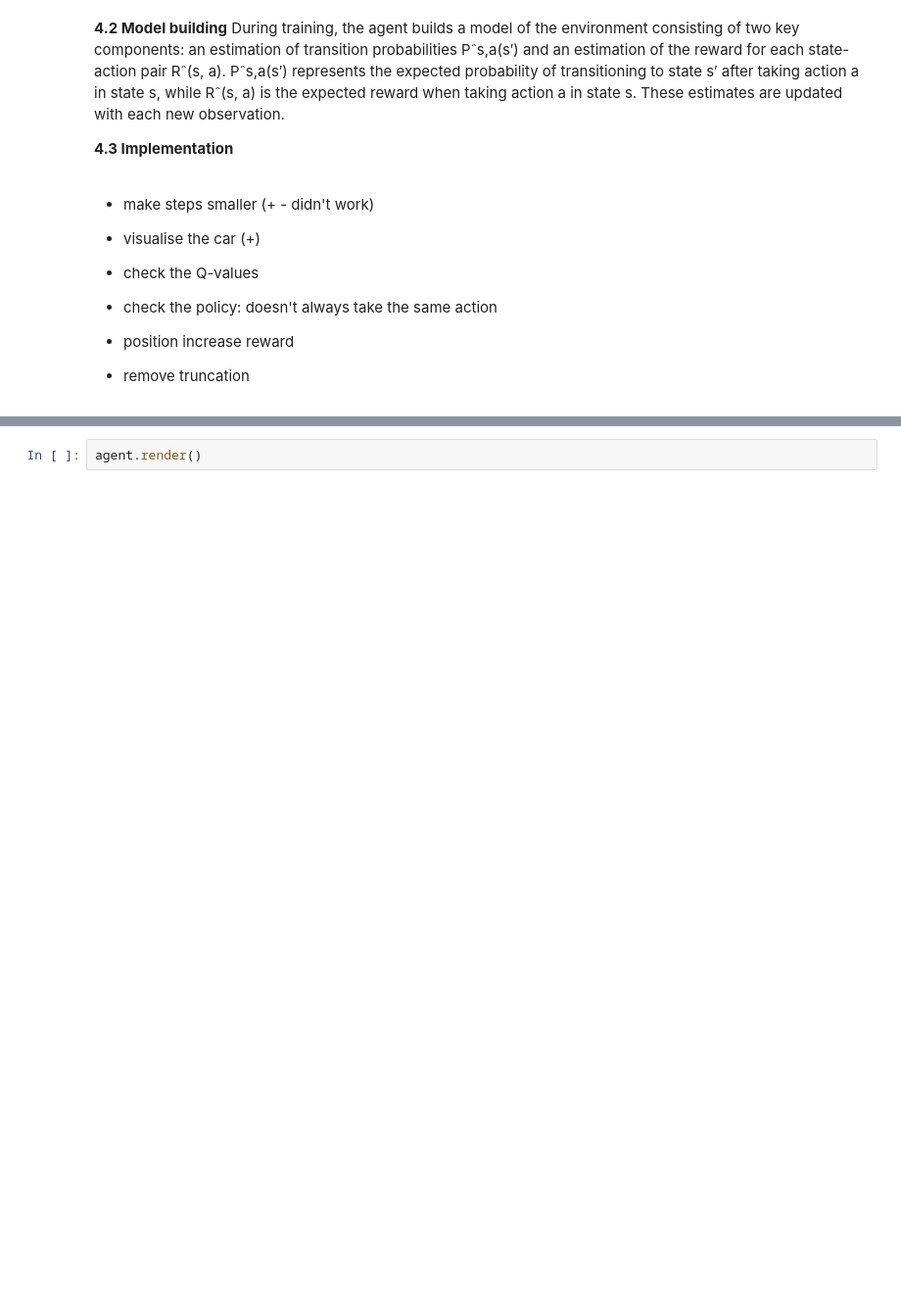
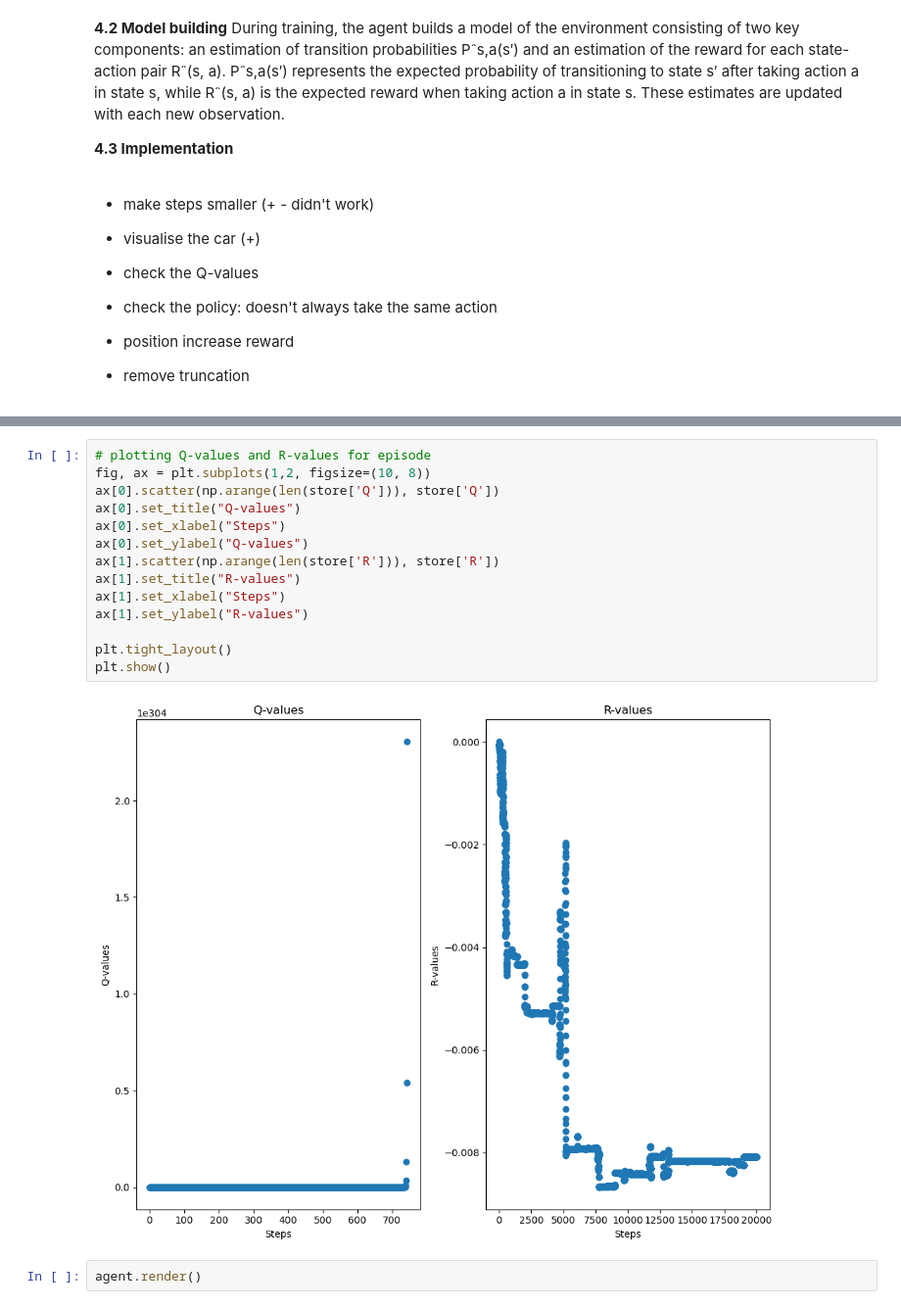
Before and after one commit to marindigen/mountain_car, a Jupyter notebook: dyna_agent.ipynb, the cells around one changed output, grey strips where cells are left out. Shown: that part at 98% size. Saved outputs shown, nothing was run; the diff lists cells and outputs as text; blank space fills up the shorter version.

```diff
--- a/dyna_agent.ipynb
+++ b/dyna_agent.ipynb
@@ -337,2 +410,18 @@ Total reward: -163.0
+# %%
+# plotting Q-values and R-values for episode
+fig, ax = plt.subplots(1,2, figsize=(10, 8))
+ax[0].scatter(np.arange(len(store['Q'])), store['Q'])
+ax[0].set_title("Q-values")
+ax[0].set_xlabel("Steps")
+ax[0].set_ylabel("Q-values")
+ax[1].scatter(np.arange(len(store['R'])), store['R'])
+ax[1].set_title("R-values")
+ax[1].set_xlabel("Steps")
+ax[1].set_ylabel("R-values")
+
+plt.tight_layout()
+plt.show()
+# %% [output]
+[figure, added]
 # %%
 agent.render()
```
Also changed, not shown: parts of 10 cells of this notebook, 1 other file.
